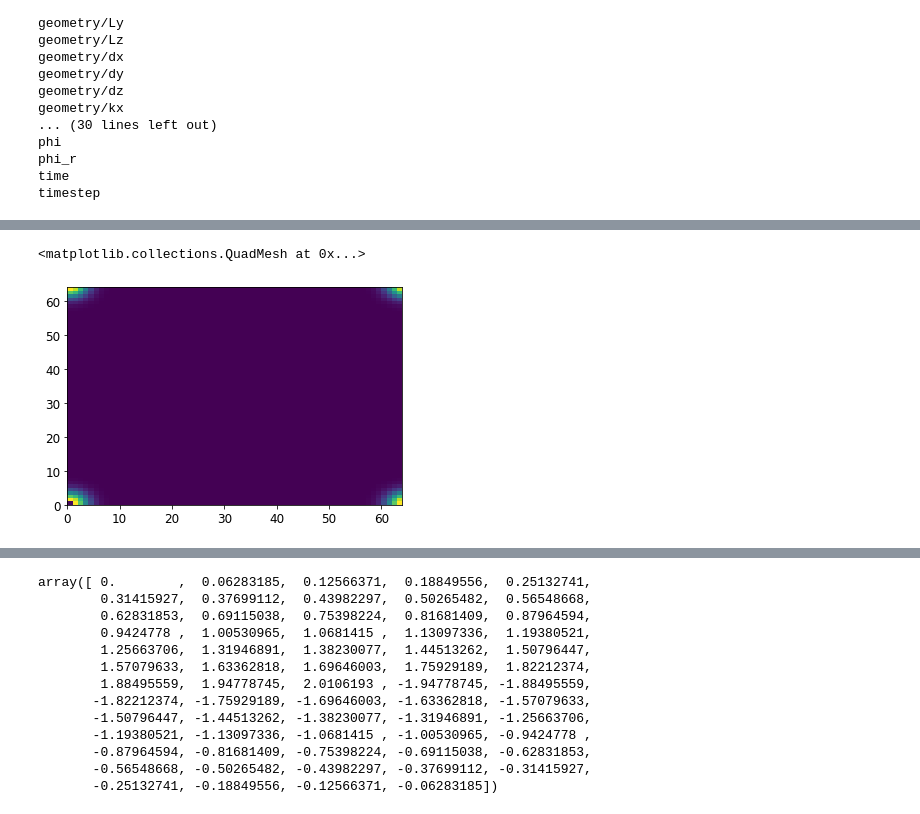
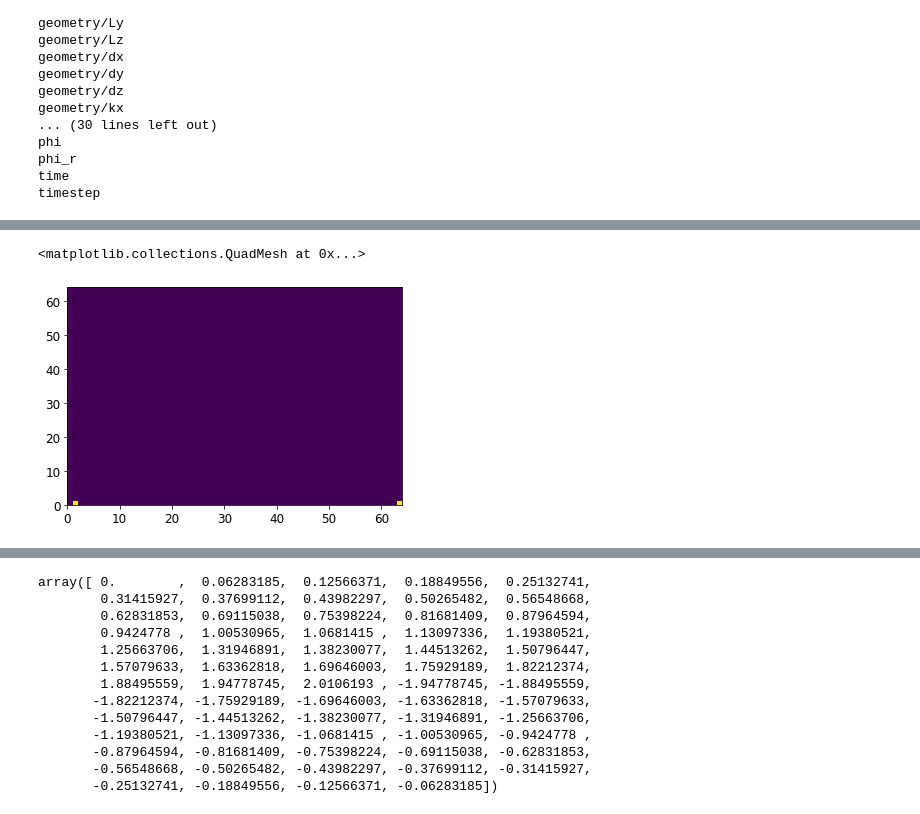
Before and after one commit to Alcauchy/ALLIANCE, a Jupyter notebook: post/ControlOfAlliance.ipynb, the cells around one changed output, grey strips where cells are left out. Drawn from its saved outputs; the diff is of its cells as text; code cells hidden in the pictures.

```diff
--- a/post/ControlOfAlliance.ipynb
+++ b/post/ControlOfAlliance.ipynb
@@ -159,8 +169,8 @@ timestep
 # %%
-plt.pcolormesh(np.abs(distr["h"][...,16,1,0,0]))
+plt.pcolormesh(np.abs(distr["h"][...,0,0,0,0]))
 # %% [output]
 <matplotlib.collections.QuadMesh at 0x...>
-[figure, old version]
+[figure, new version]
 # %%
 plt.pcolormesh(kspecH[-1,...])
 # %% [output]
```
Also changed, not shown: parts of 27 cells of this notebook, 10 other files.
